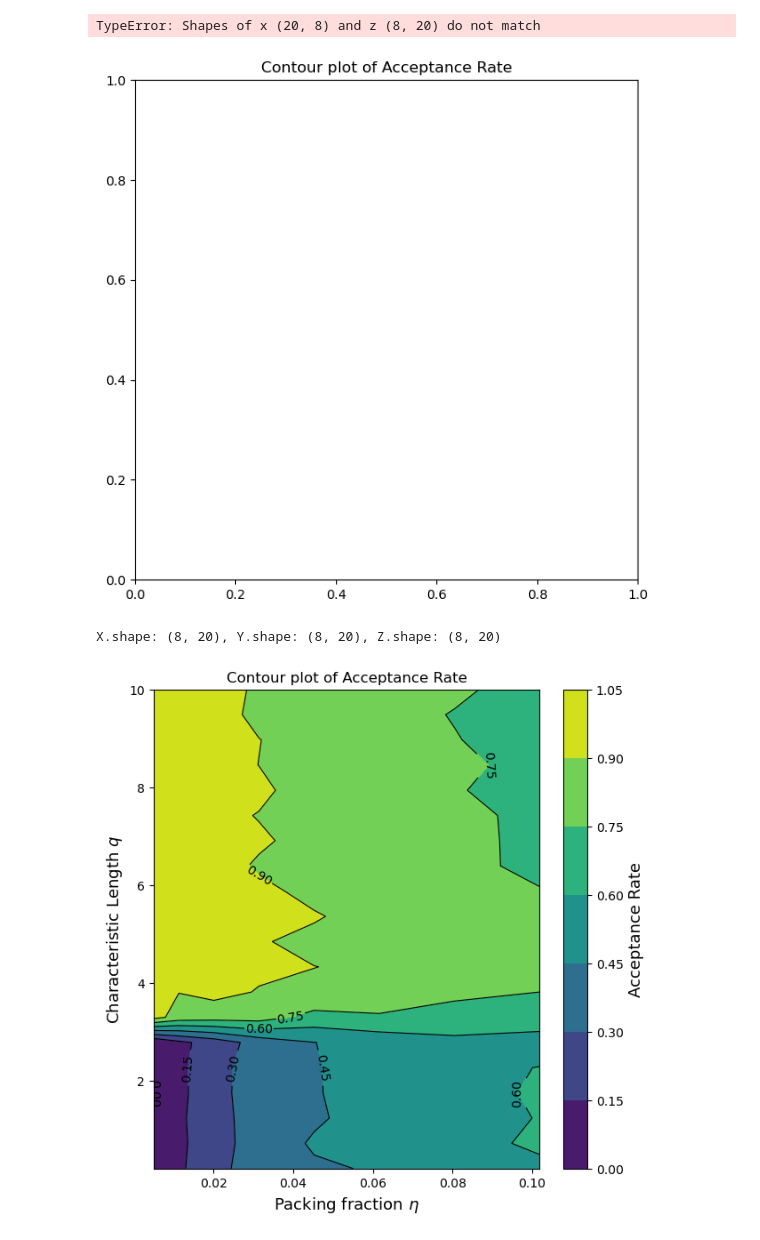
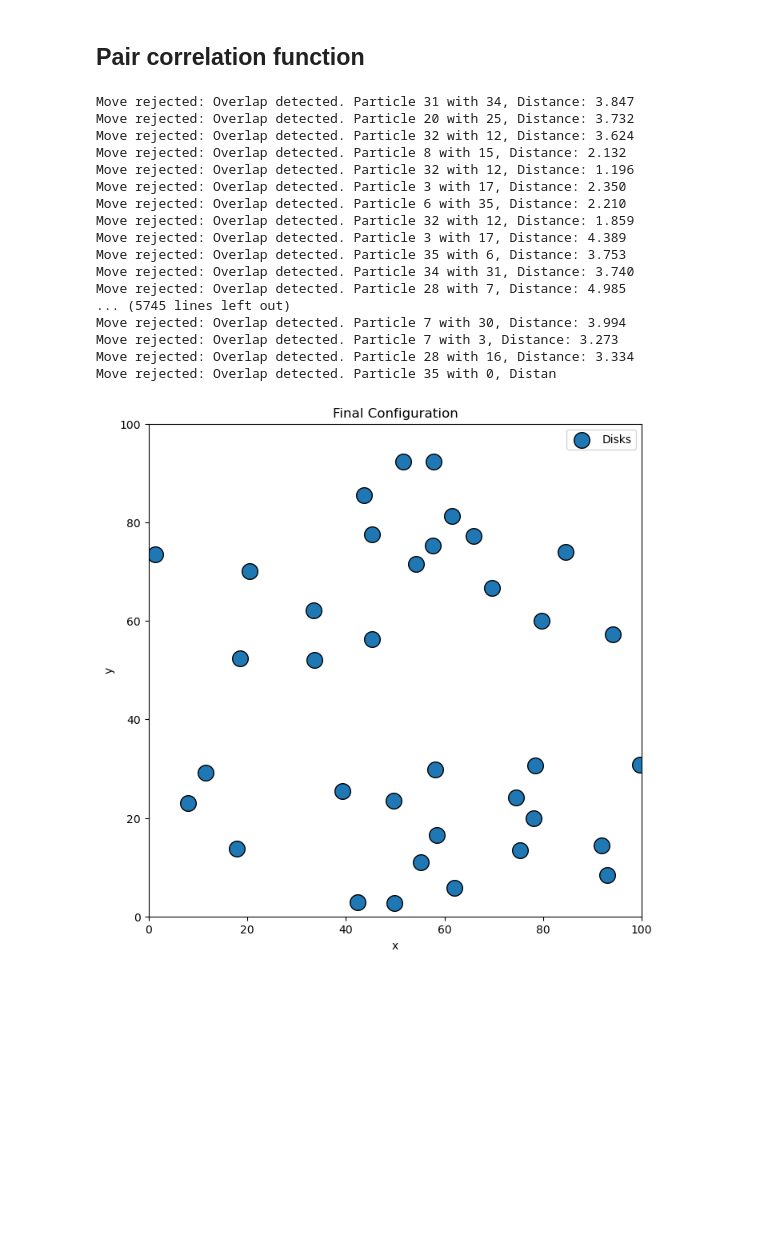
Before and after one commit to BertDepoorter/Monte-Carlo-Methods, a Jupyter notebook: HardDisks.ipynb, the cells around one changed output. Cells and saved outputs as stored; diff of their text form; code cells hidden in the pictures; blank space fills up the shorter version.

Commit message:
Plotting

```diff
--- a/HardDisks.ipynb
+++ b/HardDisks.ipynb
@@ -117,20 +94,17 @@ contourf = ax.contourf(X, Y, Z, cmap='viridis')
 
 ax.set_xlabel(r'Packing fraction $\eta$', fontsize=13)
 ax.set_ylabel(r'Characteristic Length $q$', fontsize=13)
-contour = ax.contour(X, Y, , colors='black', linewidths=0.8)
+contour = ax.contour(X, Y, Z, colors='black', linewidths=0.8)
 # ax.clabel(contour, inline=True, fontsize=10)  # Add labels to contour lines
 cbar = fig.colorbar(contourf, ax=ax)
 cbar.set_label('Acceptance Rate', fontsize=13)
-# %% [output]
-TypeError: Shapes of x (20, 8) and z (8, 20) do not match
-[figure, removed]
 # %%
 import numpy as np
 import matplotlib.pyplot as plt
 
 # Parameters
-N = np.asarray([4, 9, 16, 25, 36, 49, 64, 81, 100, 121, 144, 169, 196, 225, 16])  # Perfect squares
-q = np.linspace(0.2, 10, 20)  # Range of q values
+N = np.asarray([4, 16, 25, 49, 81, 100, 144, 169, 225, 256])  # Perfect squares
+q = np.linspace(0.2, 20, 25)  # Range of q values
 steps = 1000  # Number of steps
 
 # Initialize variables
@@ -141,7 +115,7 @@ Z = np.zeros((len(N), len(q)))  # Grid for Z values (acceptance rates)
 # Loop over N and q to calculate acceptance rate
 for i in range(len(N)):
     for j in range(len(q)):
-        # Create a system (assuming HardDisks class is defined elsewhere)
+        # Create a system
         system = HardDisks(N[i], q[j], 100, 2, initial_conf='rectangular')
 
         # Compute acceptance rate and packing fraction
@@ -149,33 +123,10 @@ for i in range(len(N)):
         acceptance_rate[i, j] = rate  # Save acceptance rate
         Z[i, j] = rate  # Assign to Z grid
         eta[i] = system.get_packing()  # Save packing fraction
+        print(f"N: {N[i]}, q: {q[j]}, rate: {rate}, eta: {eta[i]}")
 
 # Create the meshgrid with eta (rows) and q (columns)
 X, Y = np.meshgrid(eta, q, indexing='ij')  # Ensure consistent indexing with Z
 
 # Debugging shapes
 print(f"X.shape: {X.shape}, Y.shape: {Y.shape}, Z.shape: {Z.shape}")
-
-# Plot
-fig, ax = plt.subplots(1, 1, figsize=(7, 7))
-ax.set_title('Contour plot of Acceptance Rate')
-
-# Filled contours
-contourf = ax.contourf(X, Y, Z, cmap='viridis')
-
-# Contour lines
-contour = ax.contour(X, Y, Z, colors='black', linewidths=0.8)
-ax.clabel(contour, inline=True, fontsize=10)
-
-# Colorbar
-cbar = fig.colorbar(contourf, ax=ax)
-cbar.set_label('Acceptance Rate', fontsize=13)
-
-# Axes labels
-ax.set_xlabel(r'Packing fraction $\eta$', fontsize=13)
-ax.set_ylabel(r'Characteristic Length $q$', fontsize=13)
-
-plt.show()
-# %% [output]
-X.shape: (8, 20), Y.shape: (8, 20), Z.shape: (8, 20)
-[figure, removed]
@@ -181,0 +154,40 @@ X.shape: (8, 20), Y.shape: (8, 20), Z.shape: (8, 20)
+# %% [markdown]
+## Pair correlation function
+# %%
+# Parameters
+N = 36           # Number of disks
+q = 4.0          # Step size
+L = 100         # Box size
+sigma = 5      # Disk radius
+steps = 100000    # Number of Metropolis steps
+
+# Create the HardDisks system
+system = HardDisks(N, q, L, sigma, initial_conf='random')
+
+# Run the simulation
+system.simulate(steps)
+
+# Plot final configuration
+system.plot(title="Final Configuration")
+
+# Compute and plot the pair correlation function
+system.plot_pair_correlation()
+# %% [output]
+Move rejected: Overlap detected. Particle 31 with 34, Distance: 3.847
+Move rejected: Overlap detected. Particle 20 with 25, Distance: 3.732
+Move rejected: Overlap detected. Particle 32 with 12, Distance: 3.624
+Move rejected: Overlap detected. Particle 8 with 15, Distance: 2.132
+Move rejected: Overlap detected. Particle 32 with 12, Distance: 1.196
+Move rejected: Overlap detected. Particle 3 with 17, Distance: 2.350
+Move rejected: Overlap detected. Particle 6 with 35, Distance: 2.210
+Move rejected: Overlap detected. Particle 32 with 12, Distance: 1.859
+Move rejected: Overlap detected. Particle 3 with 17, Distance: 4.389
+Move rejected: Overlap detected. Particle 35 with 6, Distance: 3.753
+Move rejected: Overlap detected. Particle 34 with 31, Distance: 3.740
+Move rejected: Overlap detected. Particle 28 with 7, Distance: 4.985
+... (5745 lines left out)
+Move rejected: Overlap detected. Particle 7 with 30, Distance: 3.994
+Move rejected: Overlap detected. Particle 7 with 3, Distance: 3.273
+Move rejected: Overlap detected. Particle 28 with 16, Distance: 3.334
+Move rejected: Overlap detected. Particle 35 with 0, Distan
+[figure, added]
```
Also changed, not shown: parts of 9 cells of this notebook, 6 other files.
